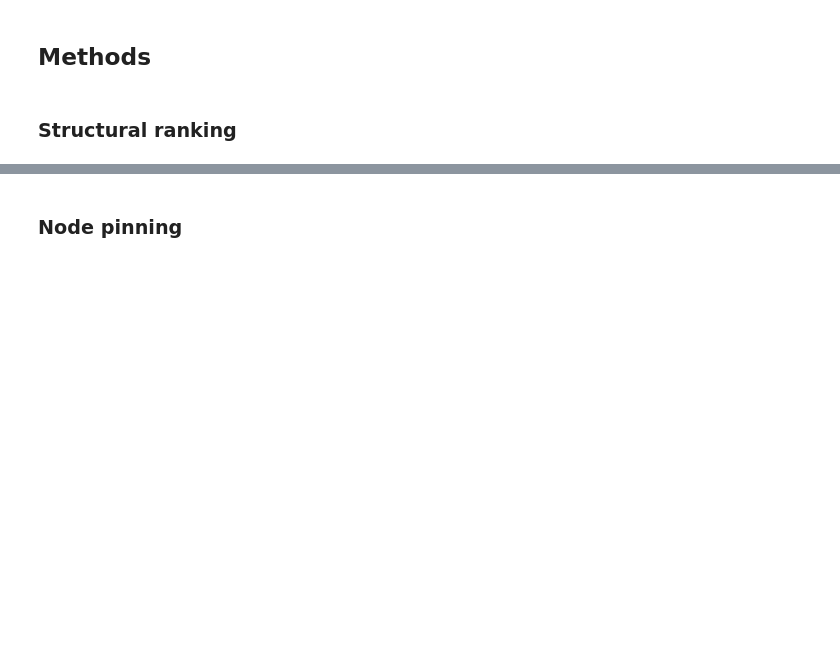
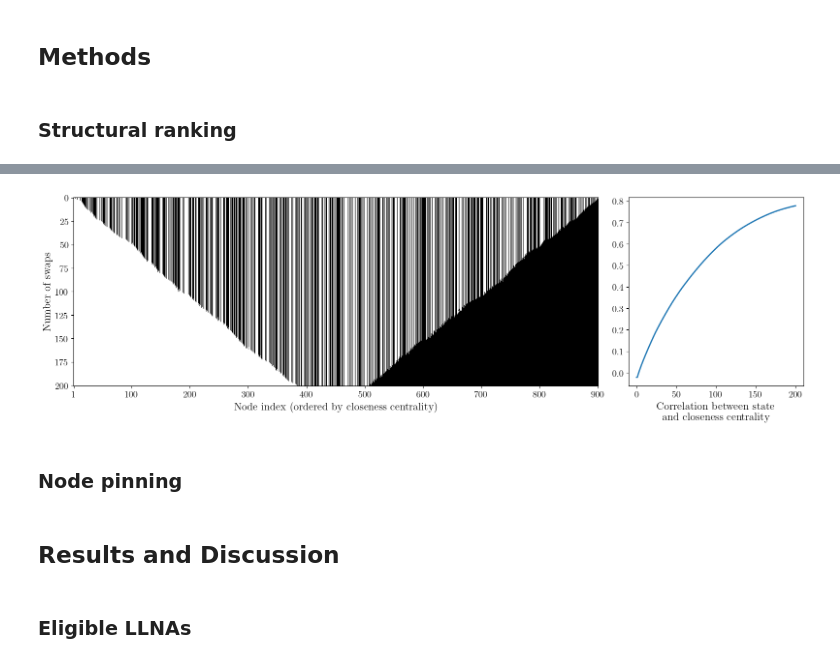
Before and after one commit to mrollier/network_automata_robustness, a Jupyter notebook: manuscript/impact_analysis-figures.ipynb, the cells around one changed output, grey strips where cells are left out. Drawn from its saved outputs; the diff is of its cells as text; code cells hidden in the pictures; blank space fills up the shorter version.

```diff
--- a/manuscript/impact_analysis-figures.ipynb
+++ b/manuscript/impact_analysis-figures.ipynb
@@ -242,2 +342,37 @@ plt.show()
+# %%
+# may also be interesting to show correlation evolution
+SAVEFIG = False
+
+closeness_repeated = np.tile(sorted_values, (total+1, 1))
+
+correlations = np.array([np.corrcoef(init_config_stack_ordered[k], closeness_repeated[k])[0, 1] for k in range(total+1)])
+
+fig, (ax1, ax2) = plt.subplots(1, 2, figsize=(16, 5), gridspec_kw={'width_ratios': [3, 1]})
+
+# Left: imshow
+ax1.imshow(init_config_stack_ordered, cmap='Greys', aspect='auto')
+ax1.set_xlabel(f'Node index (ordered by {node_property_name})', fontsize=16)
+ax1.set_ylabel('Number of swaps', fontsize=16)
+ax1.tick_params(axis='both', which='major', labelsize=14)
+ax1.set_xticks([0, 99, 199, 299, 399, 499, 599, 699, 799, 899])
+ax1.set_xticklabels([1, 100, 200, 300, 400, 500, 600, 700, 800, 900])
+
+# Right: correlation plot
+ax2.plot(correlations, linewidth=2)
+ax2.set_xlabel('Correlation between state\nand closeness centrality', fontsize=16)
+# ax2.set_ylabel('Correlation between state\nand closeness centrality', fontsize=16)
+ax2.tick_params(axis='both', which='major', labelsize=14)
+# ax2.grid(True, alpha=0.3)
+
+plt.tight_layout()
+
+if SAVEFIG:
+    plt.savefig(figures_dir+f'initial_configurations_and_correlation_ordered_by_{node_property_name.replace(" ", "_").lower()}_width{width}_degree{degree}_p{p_string}.pdf', bbox_inches='tight')
+# %% [output]
+[figure, added]
 # %% [markdown]
 ### Node pinning
+# %% [markdown]
+## Results and Discussion
+# %% [markdown]
+### Eligible LLNAs
```
Also changed, not shown: parts of 6 cells of this notebook, 1 other file.
